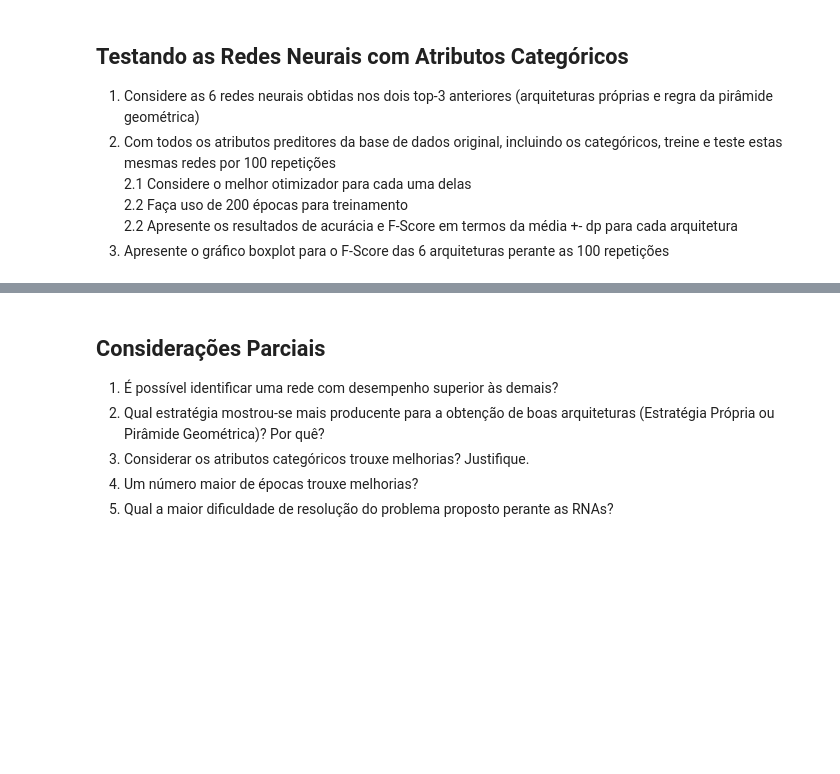
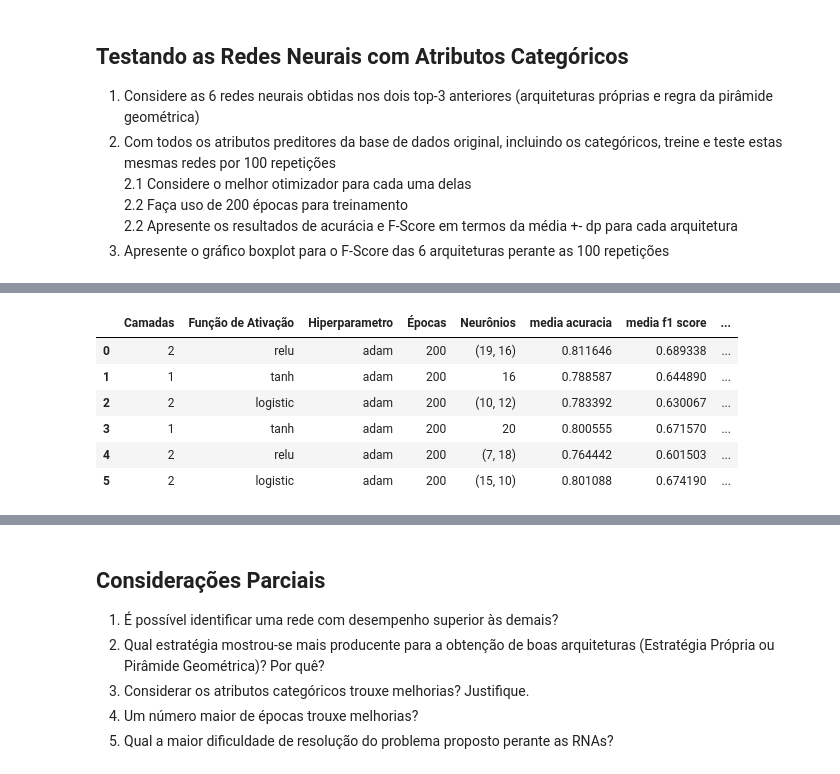
Before and after one commit to elloa-uea/projeto-pratico-3-ao-infinito-e-so, a Jupyter notebook: notebooks/PP3.3 - Proposição e Avaliação de RNAs.ipynb, the cells around one changed output, grey strips where cells are left out. Saved outputs shown, nothing was run; the diff lists cells and outputs as text; code cells hidden in the pictures; blank space fills up the shorter version.

```diff
--- a/notebooks/PP3.3 - Proposição e Avaliação de RNAs.ipynb
+++ b/notebooks/PP3.3 - Proposição e Avaliação de RNAs.ipynb
@@ -424,0 +680,16 @@ em que $N_h$ é o número de neurônios ocultos (a serem distribuídos em uma ou
+# %%
+df_top = df_confgs
+df_top['media acuracia'] = medias_acuracia
+df_top['media f1 score'] = medias_f1score
+df_top['dp f1 acuracia'] = dp_acuracia
+df_top['dp f1 score'] = dp_f1score
+# %%
+df_top
+# %% [output]
+|  | Camadas | Função de Ativação | Hiperparametro | Épocas | Neurônios | media acuracia | media f1 score | ... |
+| 0 | 2 | relu | adam | 200 | (19, 16) | 0.811646 | 0.689338 | ... |
+| 1 | 1 | tanh | adam | 200 | 16 | 0.788587 | 0.644890 | ... |
+| 2 | 2 | logistic | adam | 200 | (10, 12) | 0.783392 | 0.630067 | ... |
+| 3 | 1 | tanh | adam | 200 | 20 | 0.800555 | 0.671570 | ... |
+| 4 | 2 | relu | adam | 200 | (7, 18) | 0.764442 | 0.601503 | ... |
+| 5 | 2 | logistic | adam | 200 | (15, 10) | 0.801088 | 0.674190 | ... |
```
Also changed, not shown: parts of 21 cells of this notebook.
